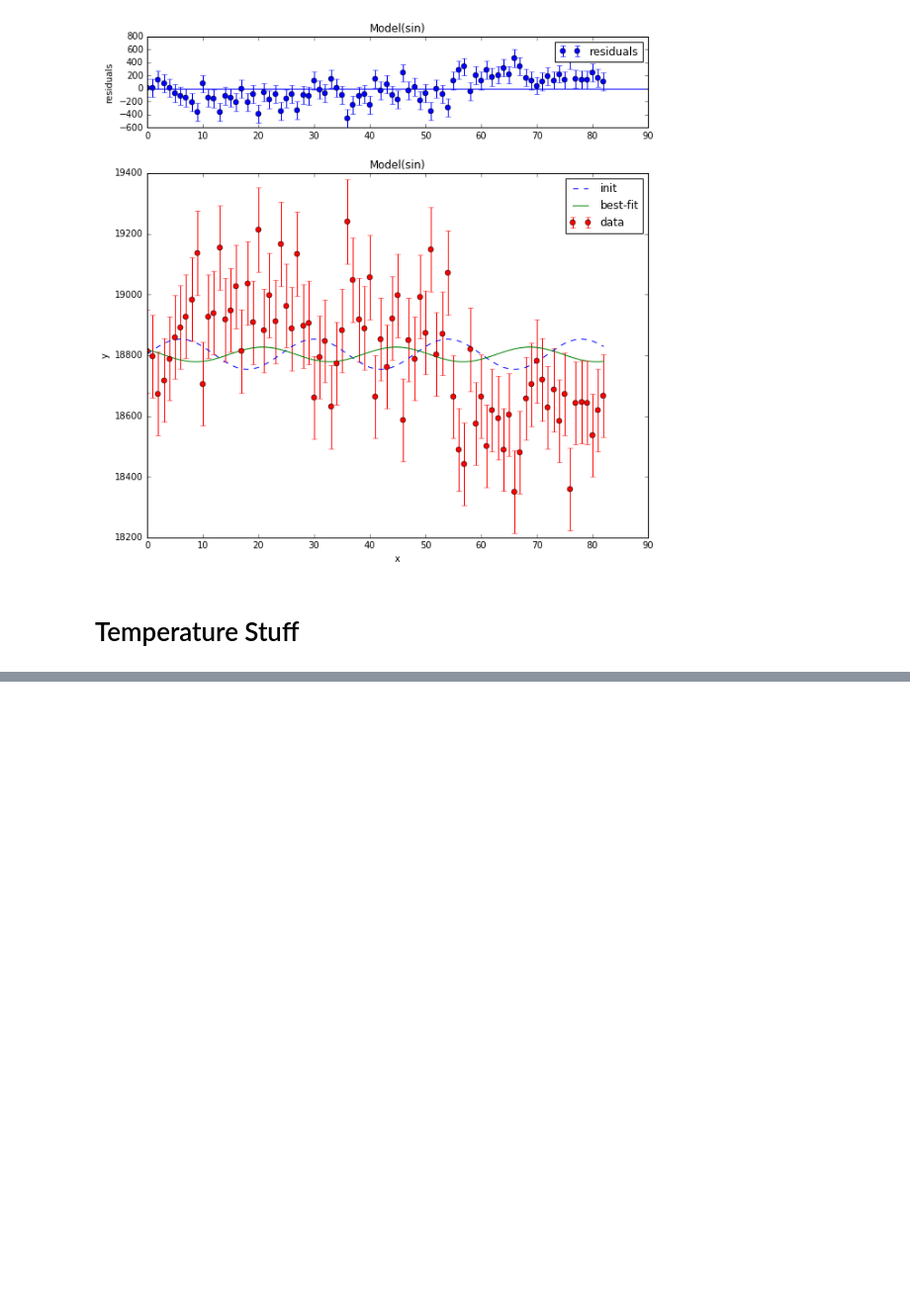
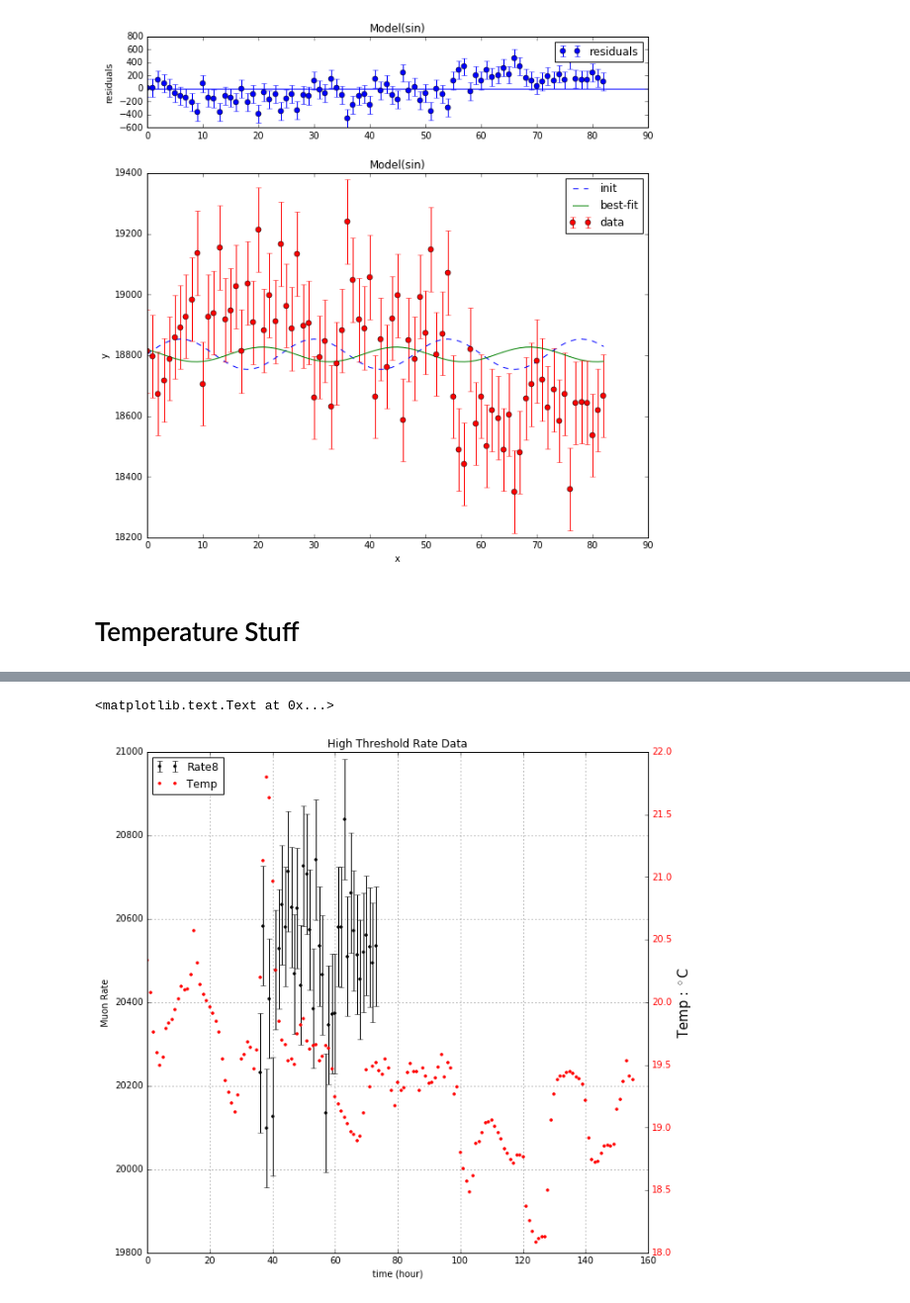
Before and after one commit to ianhi/Phys314, a Jupyter notebook: Muon/Muon_Final_Rate.ipynb, the cells around one changed output, grey strips where cells are left out. Shown at 99% size. Drawn from its saved outputs; the diff is of its cells as text; code cells hidden in the pictures; blank space fills up the shorter version.

```diff
--- a/Muon/Muon_Final_Rate.ipynb
+++ b/Muon/Muon_Final_Rate.ipynb
@@ -159,0 +247,25 @@ MemoryError:
+# %%
+fig, ax1 = plt.subplots(figsize=(10,10))
+
+ax1.errorbar(hour_time_8+36,binned_counts_8, fmt='k.',yerr=np.sqrt(binned_counts_8),label="Rate8")
+ax1.set_xlabel('time (hour)')
+# Make the y-axis label and tick labels match the line color.
+ax1.set_ylabel('Muon Rate')
+for tl in ax1.get_yticklabels():
+    tl.set_color('k')
+#ax1.set_xlim([50,100])
+ax1.legend()
+ax2 = ax1.twinx()
+ax2.plot(total_hour, total_temp, 'r.',label='Temp')
+ax2.set_ylabel('Temp '+r': $^\circ$'+'C',fontsize=15)
+for tl in ax2.get_yticklabels():
+    tl.set_color('r')
+#ax2.set_xlim([50,100])
+h1, l1 = ax1.get_legend_handles_labels()
+h2, l2 = ax2.get_legend_handles_labels()
+ax1.legend(h1+h2, l1+l2, loc=2)
+ax1.grid()
+plt.title('High Threshold Rate Data')
+# %% [output]
+<matplotlib.text.Text at 0x...>
+[figure, added]
```
Also changed, not shown: parts of 10 cells of this notebook, 8 other files.
